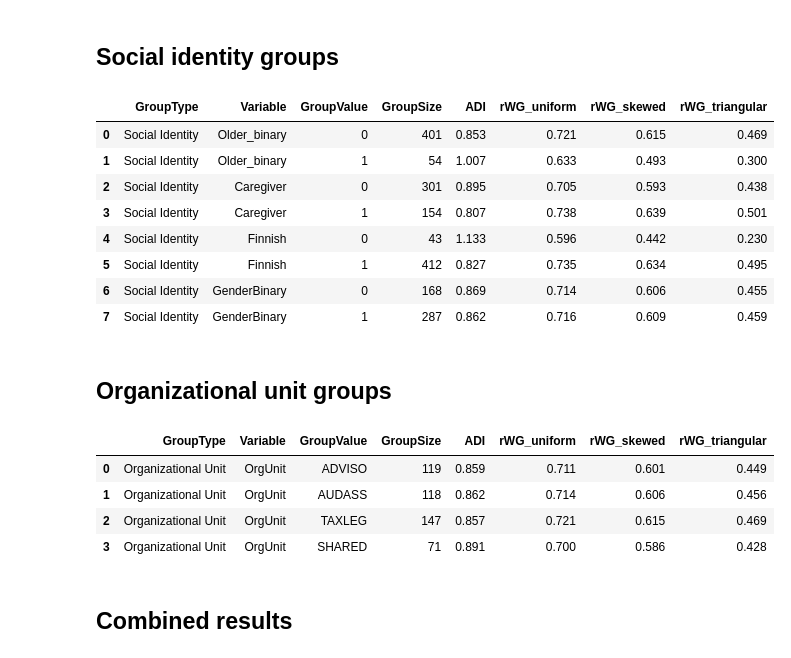
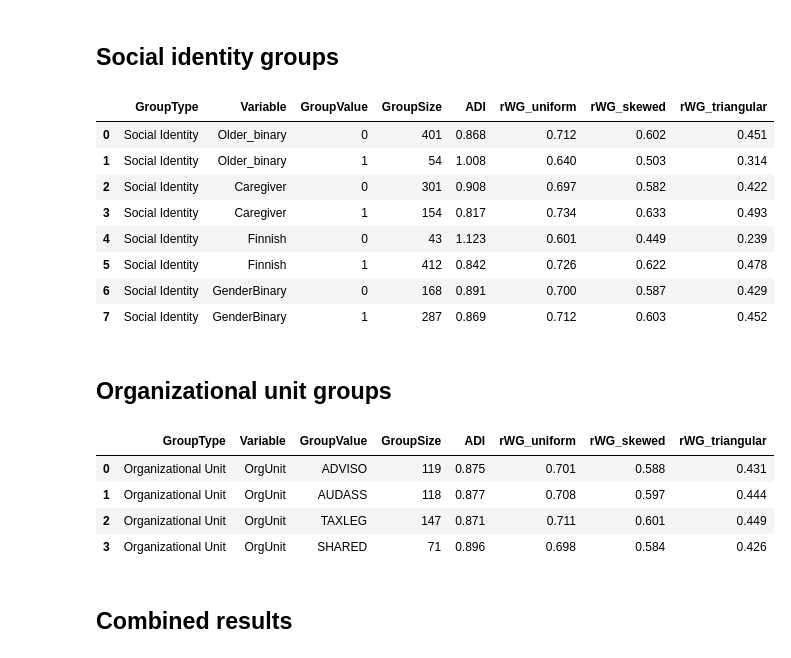
Before and after one commit to MrVincentVega/Climate-for-inclusion, a Jupyter notebook: rWG_ADI_2025.ipynb, the cells around one changed output. Cells and saved outputs as stored; diff of their text form; code cells hidden in the pictures.

```diff
--- a/rWG_ADI_2025.ipynb
+++ b/rWG_ADI_2025.ipynb
@@ -52,42 +52,42 @@ social_identity_groups = {
     "Caregiver": df["CAREGIVER"],
     "Finnish": df["FINNISH"],
     "GenderBinary": df["GenderBinary"]
 }
 
 # --- Calculate metrics for each group ---
 social_identity_results = []
 
 for var, series in social_identity_groups.items():
     for group_value in [0, 1]:
-        group_data = df.loc[series == group_value, "CI"]
+        group_data = df.loc[series == group_value, "CI14"]
         result = {
             "GroupType": "Social Identity",
             "Variable": var,
             "GroupValue": group_value,
             "GroupSize": len(group_data),
             "ADI": adi(group_data)
         }
         # Add rWG values under each distributional assumption
         for label, sigma_sq in expected_vars.items():
             result[label] = rwg_fixed(group_data, sigma_sq)
         social_identity_results.append(result)
 
 # --- Create and round the final DataFrame ---
 social_df_multi_rwg = pd.DataFrame(social_identity_results)
 social_df_multi_rwg = social_df_multi_rwg.round(3)
 
 # --- Display the result ---
 social_df_multi_rwg
 # %% [output]
 |  | GroupType | Variable | GroupValue | GroupSize | ADI | rWG_uniform | rWG_skewed | rWG_triangular |
-| 0 | Social Identity | Older_binary | 0 | 401 | 0.853 | 0.721 | 0.615 | 0.469 |
-| 1 | Social Identity | Older_binary | 1 | 54 | 1.007 | 0.633 | 0.493 | 0.300 |
-| 2 | Social Identity | Caregiver | 0 | 301 | 0.895 | 0.705 | 0.593 | 0.438 |
-| 3 | Social Identity | Caregiver | 1 | 154 | 0.807 | 0.738 | 0.639 | 0.501 |
-| 4 | Social Identity | Finnish | 0 | 43 | 1.133 | 0.596 | 0.442 | 0.230 |
-| 5 | Social Identity | Finnish | 1 | 412 | 0.827 | 0.735 | 0.634 | 0.495 |
-| 6 | Social Identity | GenderBinary | 0 | 168 | 0.869 | 0.714 | 0.606 | 0.455 |
-| 7 | Social Identity | GenderBinary | 1 | 287 | 0.862 | 0.716 | 0.609 | 0.459 |
+| 0 | Social Identity | Older_binary | 0 | 401 | 0.868 | 0.712 | 0.602 | 0.451 |
+| 1 | Social Identity | Older_binary | 1 | 54 | 1.008 | 0.640 | 0.503 | 0.314 |
+| 2 | Social Identity | Caregiver | 0 | 301 | 0.908 | 0.697 | 0.582 | 0.422 |
+| 3 | Social Identity | Caregiver | 1 | 154 | 0.817 | 0.734 | 0.633 | 0.493 |
+| 4 | Social Identity | Finnish | 0 | 43 | 1.123 | 0.601 | 0.449 | 0.239 |
+| 5 | Social Identity | Finnish | 1 | 412 | 0.842 | 0.726 | 0.622 | 0.478 |
+| 6 | Social Identity | GenderBinary | 0 | 168 | 0.891 | 0.700 | 0.587 | 0.429 |
+| 7 | Social Identity | GenderBinary | 1 | 287 | 0.869 | 0.712 | 0.603 | 0.452 |
 # %% [markdown]
 ## Organizational unit groups
 # %%
@@ -106,7 +106,7 @@ df["OrgUnit"] = df.apply(get_org_unit, axis=1)
 org_unit_results = []
 
 for unit in df["OrgUnit"].unique():
-    group_data = df[df["OrgUnit"] == unit]["CI"]
+    group_data = df[df["OrgUnit"] == unit]["CI14"]
     result = {
         "GroupType": "Organizational Unit",
         "Variable": "OrgUnit",
@@ -127,10 +127,10 @@ org_df_multi_rwg = org_df_multi_rwg.round(3)
 org_df_multi_rwg
 # %% [output]
 |  | GroupType | Variable | GroupValue | GroupSize | ADI | rWG_uniform | rWG_skewed | rWG_triangular |
-| 0 | Organizational Unit | OrgUnit | ADVISO | 119 | 0.859 | 0.711 | 0.601 | 0.449 |
-| 1 | Organizational Unit | OrgUnit | AUDASS | 118 | 0.862 | 0.714 | 0.606 | 0.456 |
-| 2 | Organizational Unit | OrgUnit | TAXLEG | 147 | 0.857 | 0.721 | 0.615 | 0.469 |
-| 3 | Organizational Unit | OrgUnit | SHARED | 71 | 0.891 | 0.700 | 0.586 | 0.428 |
+| 0 | Organizational Unit | OrgUnit | ADVISO | 119 | 0.875 | 0.701 | 0.588 | 0.431 |
+| 1 | Organizational Unit | OrgUnit | AUDASS | 118 | 0.877 | 0.708 | 0.597 | 0.444 |
+| 2 | Organizational Unit | OrgUnit | TAXLEG | 147 | 0.871 | 0.711 | 0.601 | 0.449 |
+| 3 | Organizational Unit | OrgUnit | SHARED | 71 | 0.896 | 0.698 | 0.584 | 0.426 |
 # %% [markdown]
 ## Combined results
 # %%
```
Also changed, not shown: parts of 4 cells of this notebook.
